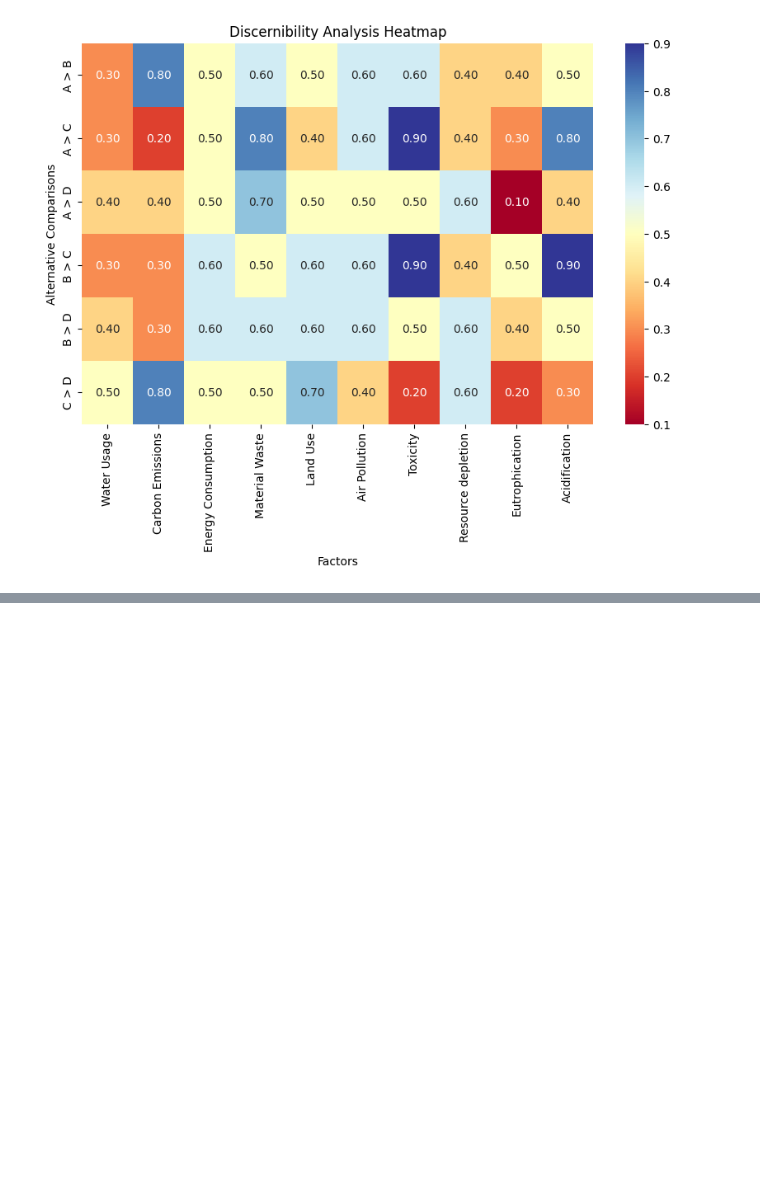
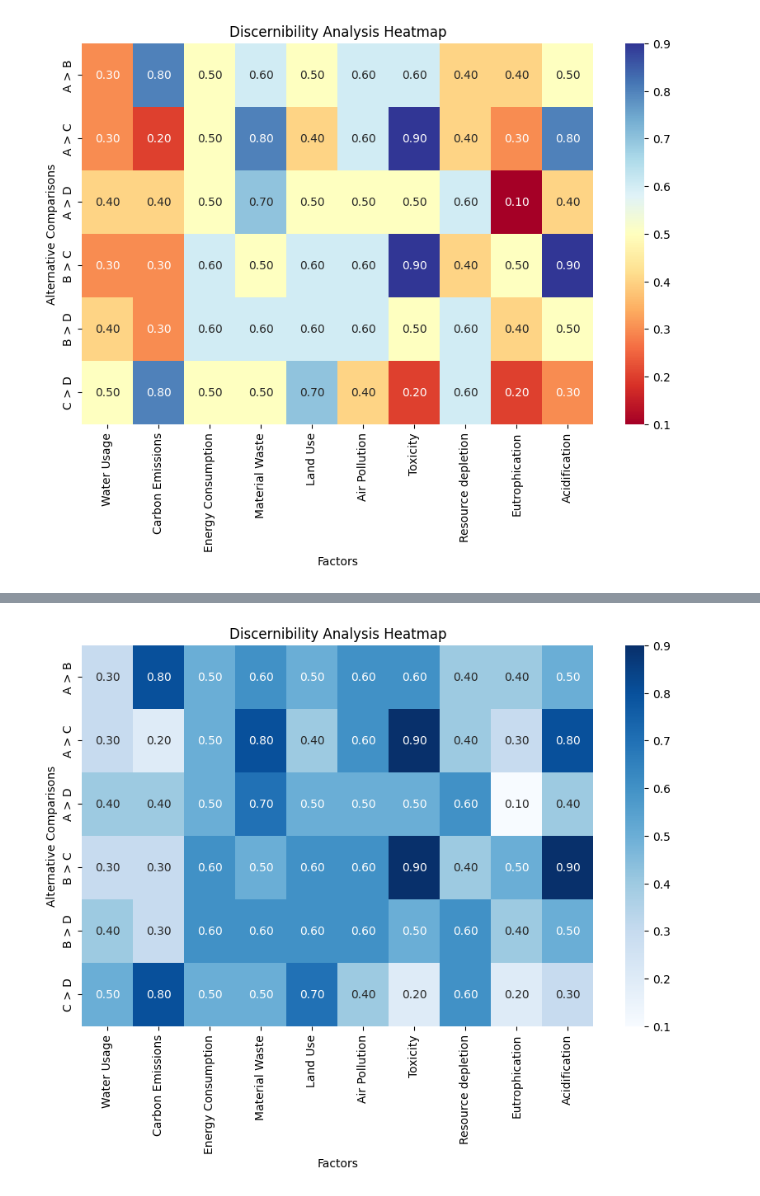
Before and after one commit to YahyaMansoub/QUACI-ACV, a Jupyter notebook: Code/main.ipynb, the cells around one changed output, grey strips where cells are left out. Saved outputs shown, nothing was run; the diff lists cells and outputs as text; code cells hidden in the pictures; blank space fills up the shorter version.

```diff
--- a/Code/main.ipynb
+++ b/Code/main.ipynb
@@ -304,0 +316,6 @@ plot_discernibility_heatmap(matrices=[A, B, C, D],
+# %%
+plot_discernibility_heatmap(matrices=[A, B, C, D],
+                            labels=["A", "B", "C", "D"],
+                            factor_names=FACTORS, heatmap_theme="Blues")
+# %% [output]
+[figure, added]
```
Also changed, not shown: parts of 12 cells of this notebook.
